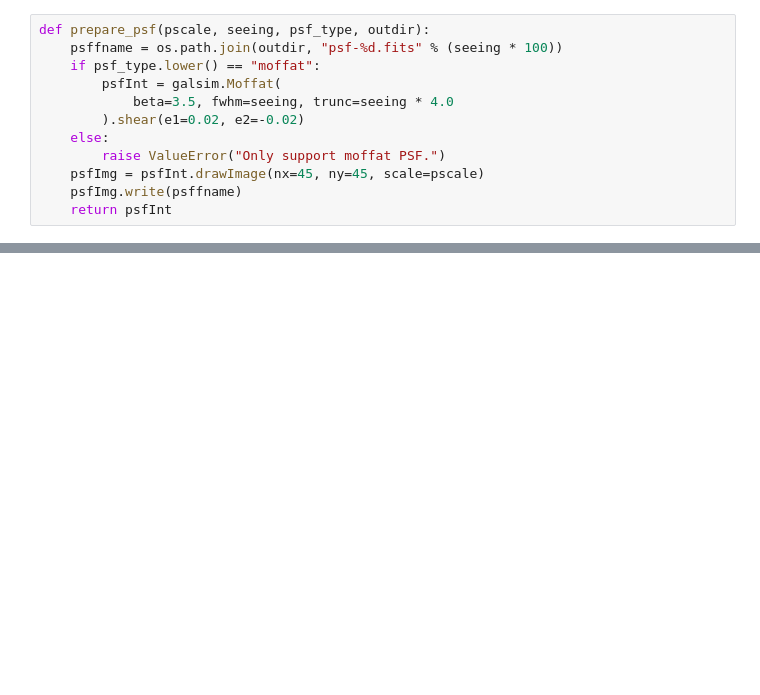
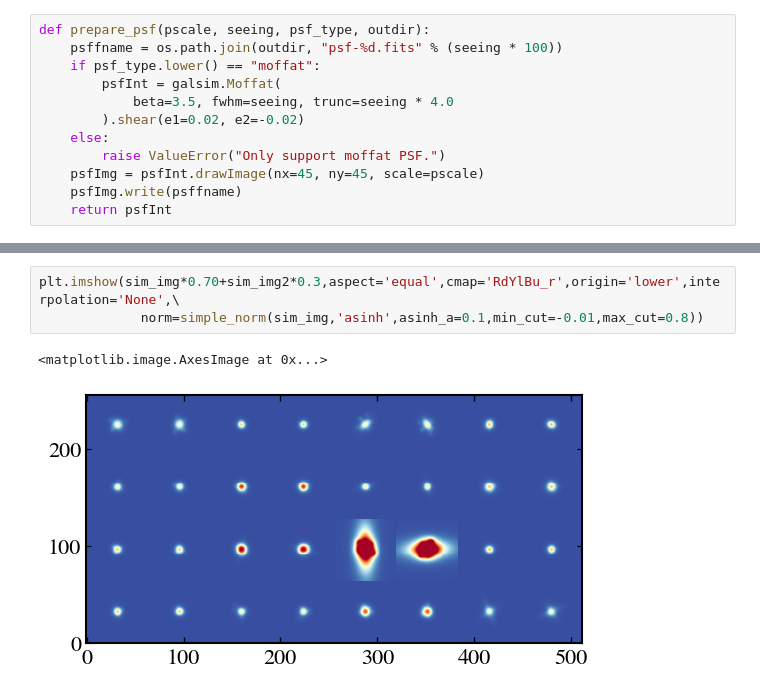
Before and after one commit to mr-superonion/FPFS, a Jupyter notebook: docs/examples/notebooks/2_simulate_galaxy_basic.ipynb, the cells around one changed output, grey strips where cells are left out. Saved outputs shown, nothing was run; the diff lists cells and outputs as text; blank space fills up the shorter version.

```diff
--- a/docs/examples/notebooks/2_simulate_galaxy_basic.ipynb
+++ b/docs/examples/notebooks/2_simulate_galaxy_basic.ipynb
@@ -88,0 +105,6 @@ plt.imshow(sim_img,aspect='equal',cmap='RdYlBu_r',origin='lower',interpolation='
+# %%
+plt.imshow(sim_img*0.70+sim_img2*0.3,aspect='equal',cmap='RdYlBu_r',origin='lower',interpolation='None',\
+             norm=simple_norm(sim_img,'asinh',asinh_a=0.1,min_cut=-0.01,max_cut=0.8))
+# %% [output]
+<matplotlib.image.AxesImage at 0x...>
+[figure, added]
```
Also changed, not shown: parts of 4 cells of this notebook, 9 other files.
